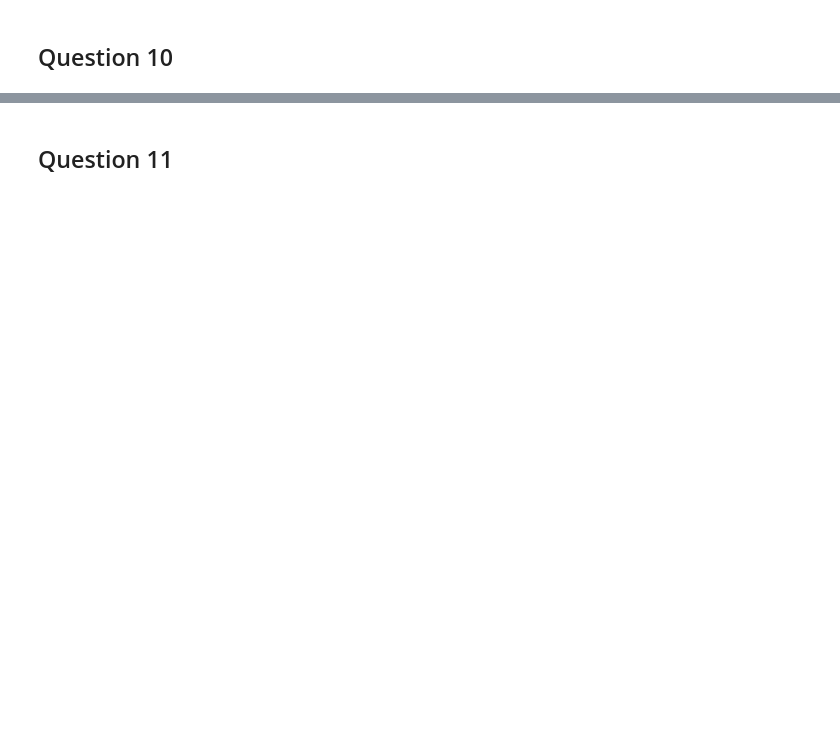
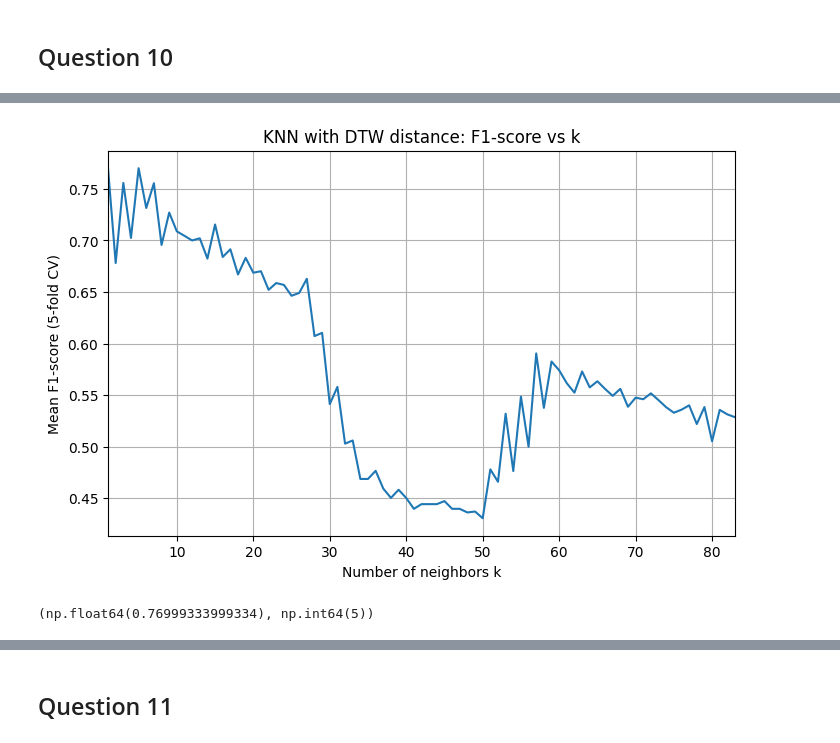
Before and after one commit to TristanNMon/Time-Series, a Jupyter notebook: HW1-notebook-v2.ipynb, the cells around one changed output, grey strips where cells are left out. Cells and saved outputs as stored; diff of their text form; code cells hidden in the pictures; blank space fills up the shorter version.

```diff
--- a/HW1-notebook-v2.ipynb
+++ b/HW1-notebook-v2.ipynb
@@ -205,0 +279,39 @@ len(X_train), len(X_test)
+# %%
+#define parameters for model selection
+
+k_values2test = [k for k in range(1,21)]  # test k from 1 to 20
+
+n_folds = 5  # number of folds for cross-validation
+
+results = defaultdict(list)  # to store f1-scores for each k
+
+#def dtw distance function
+def dtw_dist(x, y):
+    return dtw(x, y, keep_internals=False).distance
+# %%
+dist_matrix_train = np.zeros((len(X_train_norm), len(X_train_norm)))
+for i in tqdm(range(len(X_train_norm))):
+    for j in range(i + 1, len(X_train_norm)):
+        dist = dtw_dist(X_train[i], X_train[j])
+        dist_matrix_train[i, j] = dist
+        dist_matrix_train[j, i] = dist
+# %%
+# We train the model for different number of neighbors and store the f1 score
+avg_f1_scores = []
+for k in tqdm(range(1, len(y_train)//2)):
+    knn = KNeighborsClassifier(n_neighbors=k, metric="precomputed")
+    avg_f1_scores.append(cross_val_score(knn, dist_matrix_train, np.array(y_train), cv=5, scoring='f1').mean())
+# %%
+fig, ax = fig_ax()
+ax.plot(range(1, len(y_train)//2), avg_f1_scores)
+ax.set_xlabel("Number of neighbors k")
+ax.set_ylabel("Mean F1-score (5-fold CV)")
+ax.set_title("KNN with DTW distance: F1-score vs k")
+ax.grid()
+plt.show()
+# %% [output]
+[figure, added]
+# %%
+max(avg_f1_scores),np.argmax(avg_f1_scores)+1  # +1 because index starts at 0
+# %% [output]
+(np.float64(0.76999333999334), np.int64(5))
```
Also changed, not shown: parts of 18 cells of this notebook, 9 other files.
